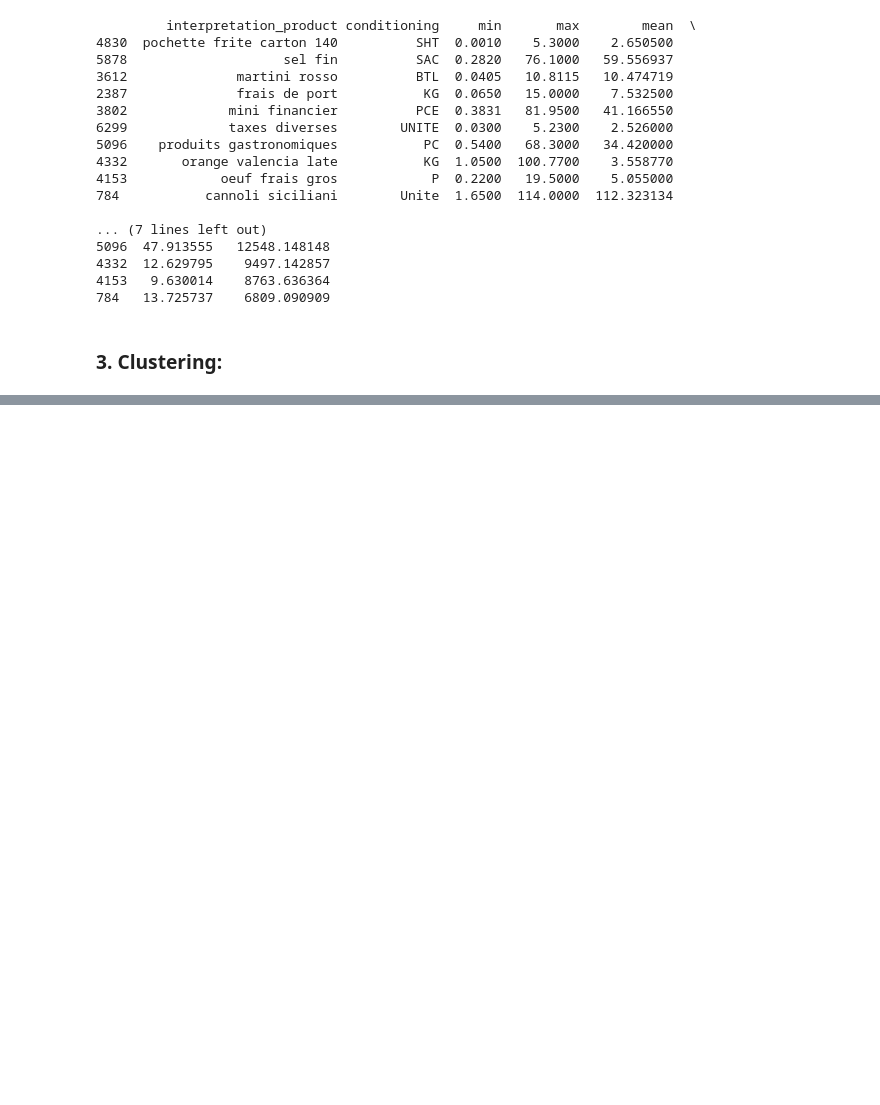
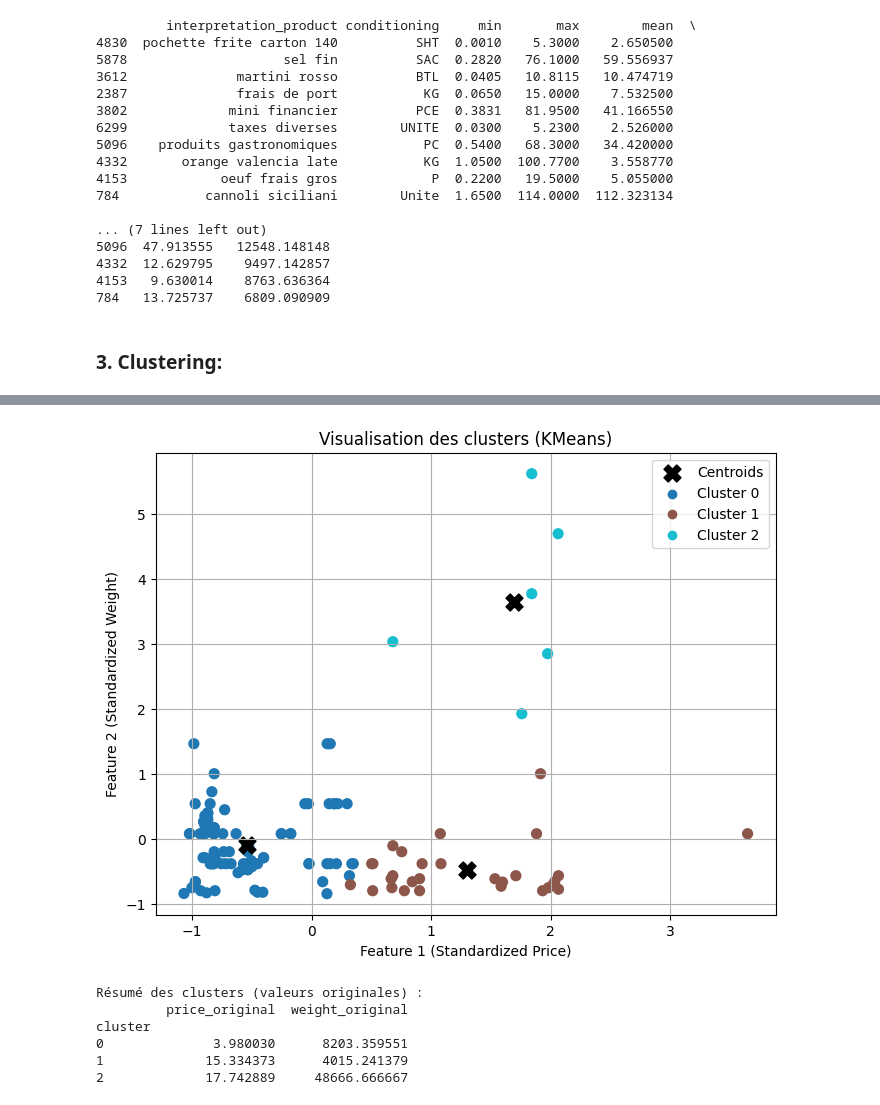
Before and after one commit to Xxxxr096/Projet-Alternance-Data, a Jupyter notebook: projet.ipynb, the cells around one changed output, grey strips where cells are left out. Drawn from its saved outputs; the diff is of its cells as text; code cells hidden in the pictures; blank space fills up the shorter version.

```diff
--- a/projet.ipynb
+++ b/projet.ipynb
@@ -266,0 +349,24 @@ print(high_variation_products.sort_values("variation_pct", ascending=False).head
+# %%
+# Fonction pour determiner le nombre n_cluster idéale pour ce genre de probléme
+def number_of_cluster(data):
+    score_sil = []
+    plage_cluster =range(2,10)
+    for n in plage_cluster:
+        km = KMeans(n_clusters=n,random_state=0)
+        labels = km.fit_predict(data)
+        score_sil.append(silhouette_score(data,labels))
+
+    optimal_k = plage_cluster[np.argmax(score_sil)]
+    return optimal_k
+# %%
+n = number_of_cluster(normalized_data)
+kmeans = KMeans(n_clusters=n, random_state=0)
+kmeans.fit(normalized_data)
+
+# Prediction
+kmeans_labels = kmeans.labels_
+centroides = kmeans.cluster_centers_
+
+print("le nombre de cluster utiliser est :",n)
+print("Labels :", kmeans_labels)
+print("Centres :", centroides)
@@ -266,0 +382,26 @@ print(high_variation_products.sort_values("variation_pct", ascending=False).head
+# %%
+# Visualisation des resultats
+
+def visualise_cluster(data,labels):
+
+    scatter = plt.scatter(data[:,0], data[:,1], c=labels, cmap="tab10", s=50)
+
+    for label in np.unique(labels):
+        plt.scatter([], [], color=scatter.cmap(scatter.norm(label)), label=f'Cluster {label}')
+
+    plt.title("Visualisation des clusters (KMeans)")
+    plt.xlabel("Feature 1")
+    plt.ylabel("Feature 2")
+    plt.legend()
+    plt.grid(True)
+    plt.show()
+
+visualise_cluster(normalized_data,kmeans_labels)
+# %% [output]
+[figure, added]
+Résumé des clusters (valeurs originales) :
+         price_original  weight_original
+cluster
+0              3.980030      8203.359551
+1             15.334373      4015.241379
+2             17.742889     48666.666667
```
Also changed, not shown: parts of 13 cells of this notebook, 1 other file.
